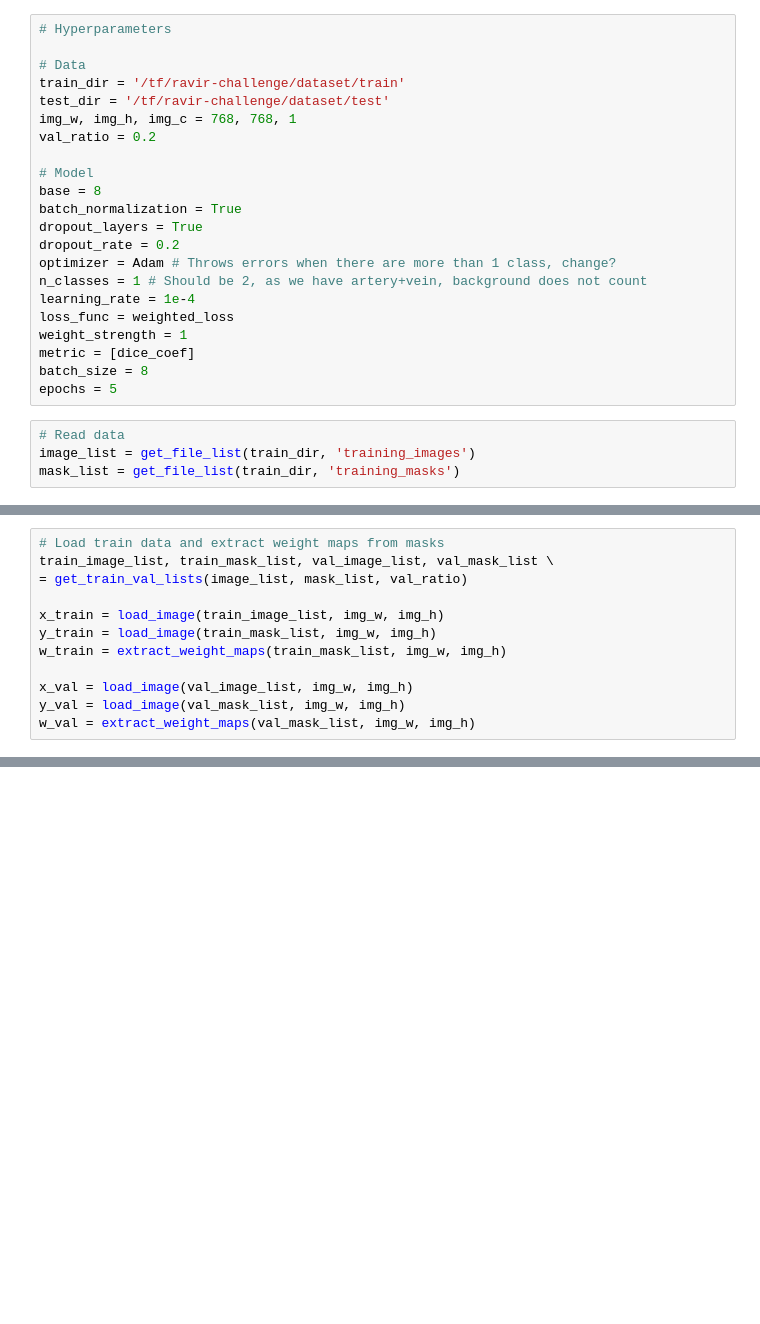
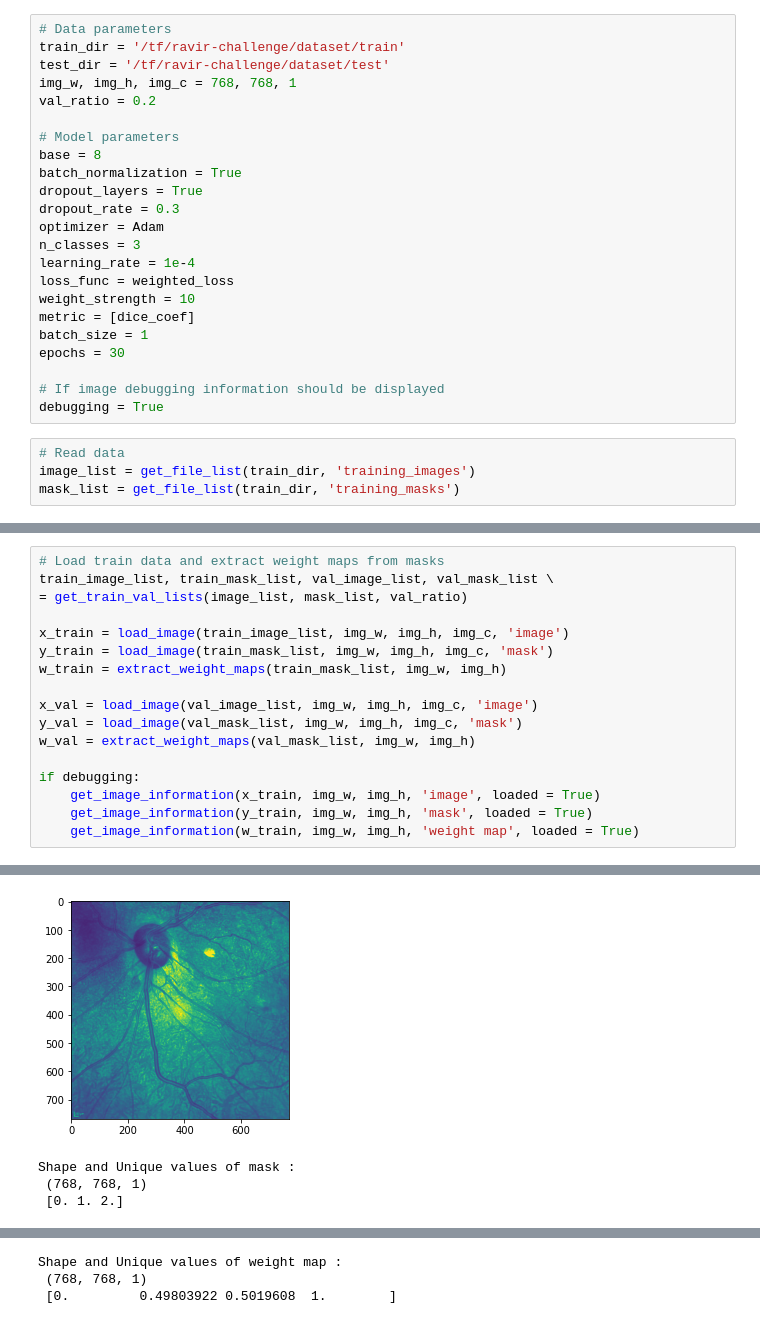
Before and after one commit to Stylback/ravir-challenge, a Jupyter notebook: code/pipeline.ipynb, the cells around one changed output, grey strips where cells are left out. Cells and saved outputs as stored; diff of their text form; blank space fills up the shorter version.

```diff
--- a/code/pipeline.ipynb
+++ b/code/pipeline.ipynb
@@ -21,27 +22,28 @@ tf.config.experimental.set_memory_growth(gpu_devices[0], True)
 # Surpresses warning messages which can be safely ignored
 warnings.simplefilter(action = 'ignore', category = UserWarning)
 # %%
-# Hyperparameters
-
-# Data
+# Data parameters
 train_dir = '/tf/ravir-challenge/dataset/train'
 test_dir = '/tf/ravir-challenge/dataset/test'
 img_w, img_h, img_c = 768, 768, 1
 val_ratio = 0.2
 
-# Model
+# Model parameters
 base = 8
 batch_normalization = True
 dropout_layers = True
-dropout_rate = 0.2
-optimizer = Adam # Throws errors when there are more than 1 class, change?
-n_classes = 1 # Should be 2, as we have artery+vein, background does not count
+dropout_rate = 0.3
+optimizer = Adam
+n_classes = 3
 learning_rate = 1e-4
 loss_func = weighted_loss
-weight_strength = 1
+weight_strength = 10
 metric = [dice_coef]
-batch_size = 8
-epochs = 5
+batch_size = 1
+epochs = 30
+
+# If image debugging information should be displayed
+debugging = True
 # %%
 # Read data
 image_list = get_file_list(train_dir, 'training_images')
@@ -77,10 +53,16 @@ Unique values of mask :
 train_image_list, train_mask_list, val_image_list, val_mask_list \
 = get_train_val_lists(image_list, mask_list, val_ratio)
 
-x_train = load_image(train_image_list, img_w, img_h)
-y_train = load_image(train_mask_list, img_w, img_h)
+x_train = load_image(train_image_list, img_w, img_h, img_c, 'image')
+y_train = load_image(train_mask_list, img_w, img_h, img_c, 'mask')
 w_train = extract_weight_maps(train_mask_list, img_w, img_h)
 
-x_val = load_image(val_image_list, img_w, img_h)
-y_val = load_image(val_mask_list, img_w, img_h)
+x_val = load_image(val_image_list, img_w, img_h, img_c, 'image')
+y_val = load_image(val_mask_list, img_w, img_h, img_c, 'mask')
 w_val = extract_weight_maps(val_mask_list, img_w, img_h)
+
+if debugging:
+    get_image_information(x_train, img_w, img_h, 'image', loaded = True)
+    get_image_information(y_train, img_w, img_h, 'mask', loaded = True)
+    get_image_information(w_train, img_w, img_h, 'weight map', loaded = True)
+# %% [output]
@@ -86,0 +86,4 @@ w_val = extract_weight_maps(val_mask_list, img_w, img_h)
+[figure, added]
+Shape and Unique values of mask :
+ (768, 768, 1)
+ [0. 1. 2.]
@@ -86,0 +91,3 @@ w_val = extract_weight_maps(val_mask_list, img_w, img_h)
+Shape and Unique values of weight map :
+ (768, 768, 1)
+ [0.         0.49803922 0.5019608  1.        ]
```
Also changed, not shown: parts of 14 cells of this notebook, 23 other files.
